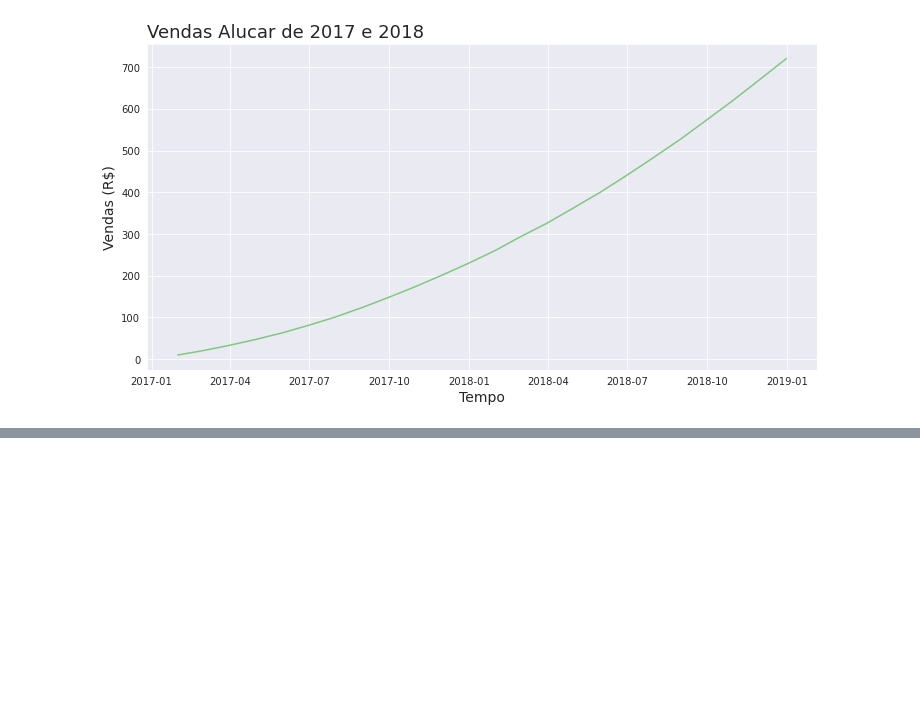
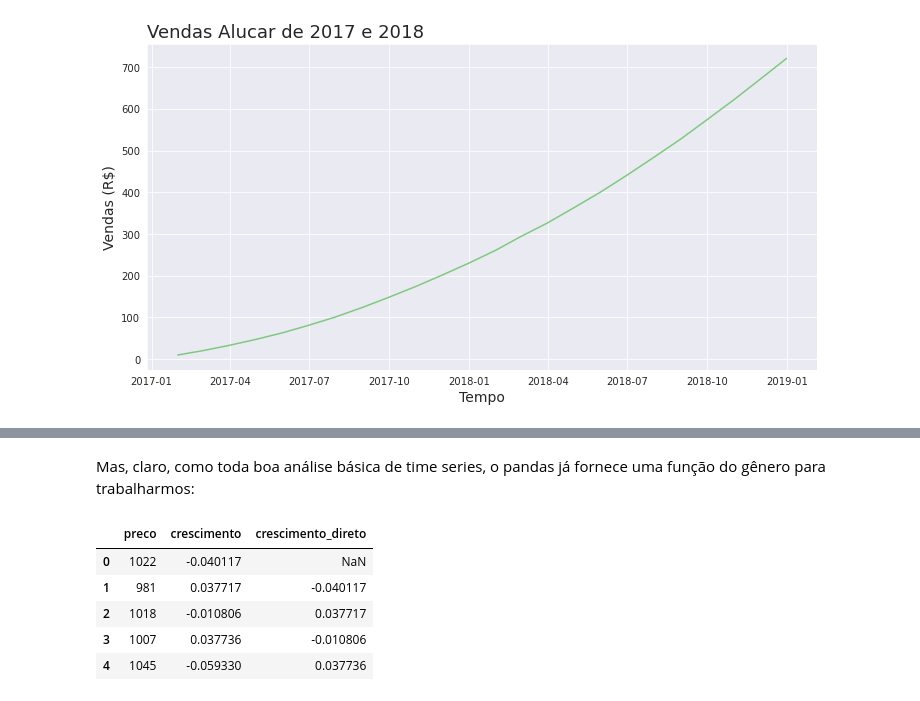
Before and after one commit to yorinori/Alura, a Jupyter notebook: Data_Science-analise-de-series-temporais/Time-series.ipynb, the cells around one changed output, grey strips where cells are left out. Drawn from its saved outputs; the diff is of its cells as text; code cells hidden in the pictures; blank space fills up the shorter version.

Commit message:
01.06 Para saber mais: Crescimento proporcional entre linhas (time series) utilizando pandas

```diff
--- a/Data_Science-analise-de-series-temporais/Time-series.ipynb
+++ b/Data_Science-analise-de-series-temporais/Time-series.ipynb
@@ -75,0 +82,8 @@ ax = ax
+# %%
+import numpy as np
+import pandas as pd
+
+np.random.seed(234)
+aleatorios = np.random.randint(low = 950, high = 1050, size=100)
+df = pd.DataFrame(aleatorios, columns=["preco"])
+df.head()
@@ -75,0 +99,6 @@ ax = ax
+# %%
+# linhas na posicao posterior (n+1): df.preco.shift(-1)
+# linhas na posicao atual (n): df.preco
+
+df['crescimento'] = df.preco.shift(-1).div(df.preco) - 1
+df.head()
@@ -75,0 +112,12 @@ ax = ax
+# %% [markdown]
+Mas, claro, como toda boa análise básica de time series, o pandas já fornece uma função do gênero para trabalharmos:
+# %%
+df['crescimento_direto'] = df.preco.pct_change()
+df.head()
+# %% [output]
+|  | preco | crescimento | crescimento_direto |
+| 0 | 1022 | -0.040117 | NaN |
+| 1 | 981 | 0.037717 | -0.040117 |
+| 2 | 1018 | -0.010806 | 0.037717 |
+| 3 | 1007 | 0.037736 | -0.010806 |
+| 4 | 1045 | -0.059330 | 0.037736 |
```
Also changed, not shown: parts of 6 cells of this notebook.
